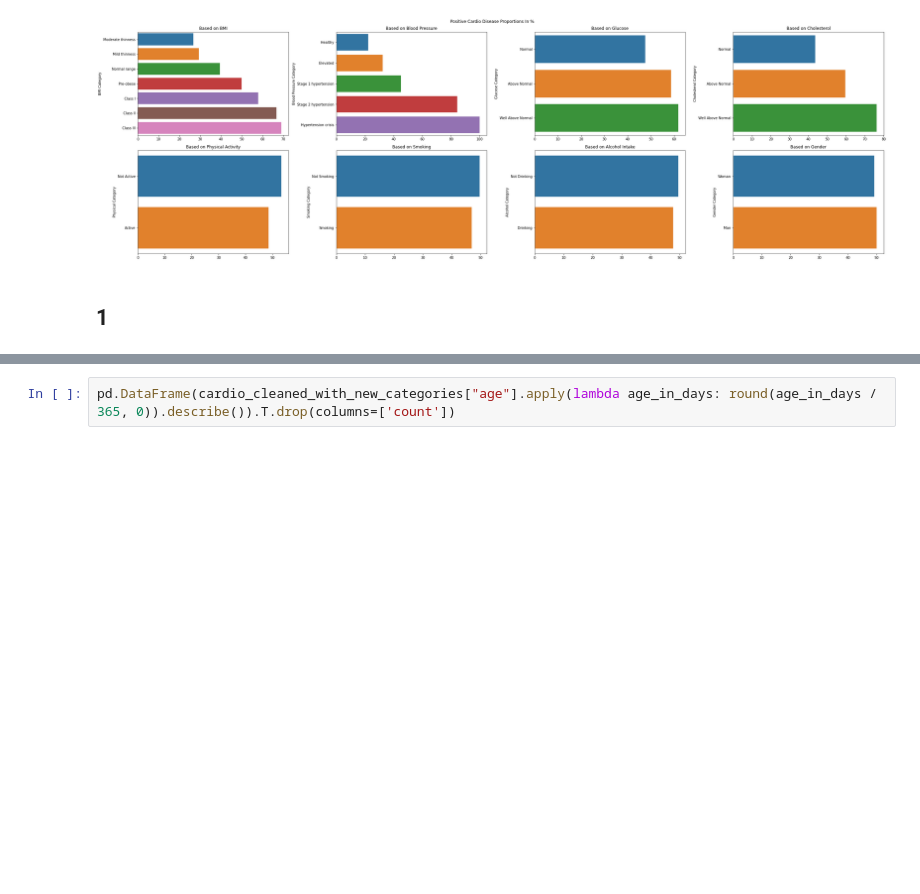
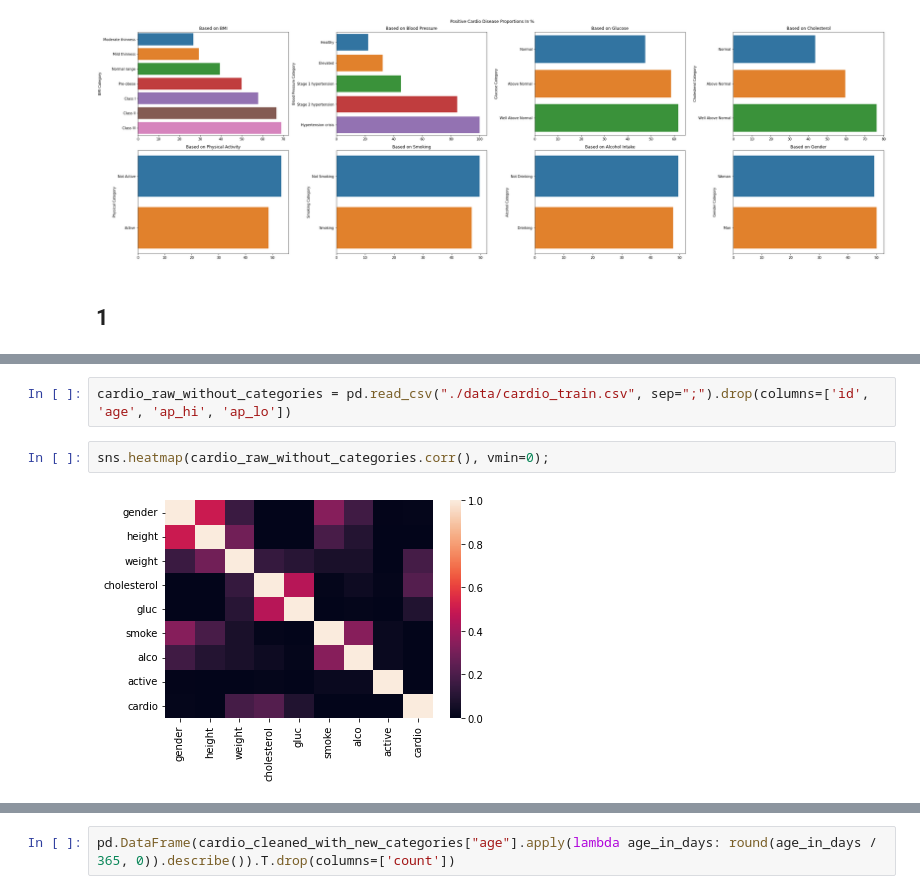
Before and after one commit to felix-tjernberg/machine-learning, a Jupyter notebook: lab/2-2-visualizations.ipynb, the cells around one changed output, grey strips where cells are left out. Saved outputs shown, nothing was run; the diff lists cells and outputs as text; blank space fills up the shorter version.

```diff
--- a/lab/2-2-visualizations.ipynb
+++ b/lab/2-2-visualizations.ipynb
@@ -197,0 +198,6 @@ sns.heatmap(cardio_cleaned_with_new_categories.corr(), vmax=0, annot=True);
+# %%
+cardio_raw_without_categories = pd.read_csv("./data/cardio_train.csv", sep=";").drop(columns=['id', 'age', 'ap_hi', 'ap_lo'])
+# %%
+sns.heatmap(cardio_raw_without_categories.corr(), vmin=0);
+# %% [output]
+[figure, added]
```
Also changed, not shown: parts of 5 cells of this notebook.
